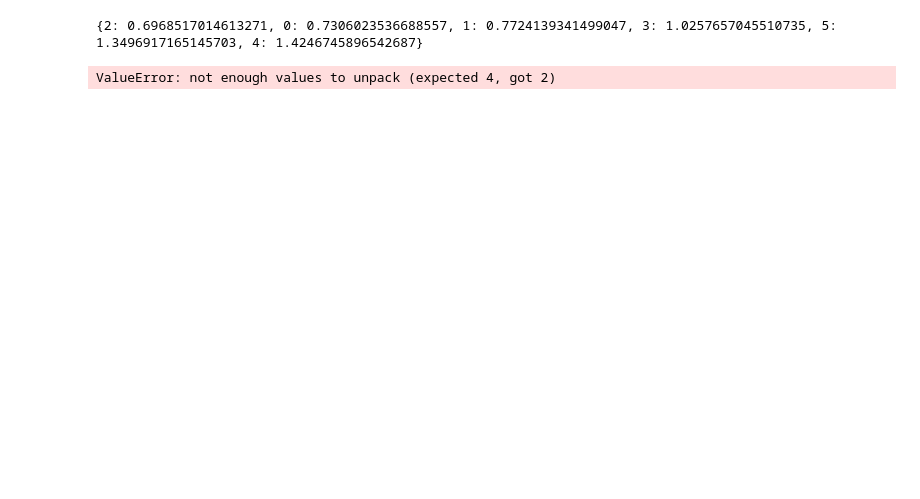
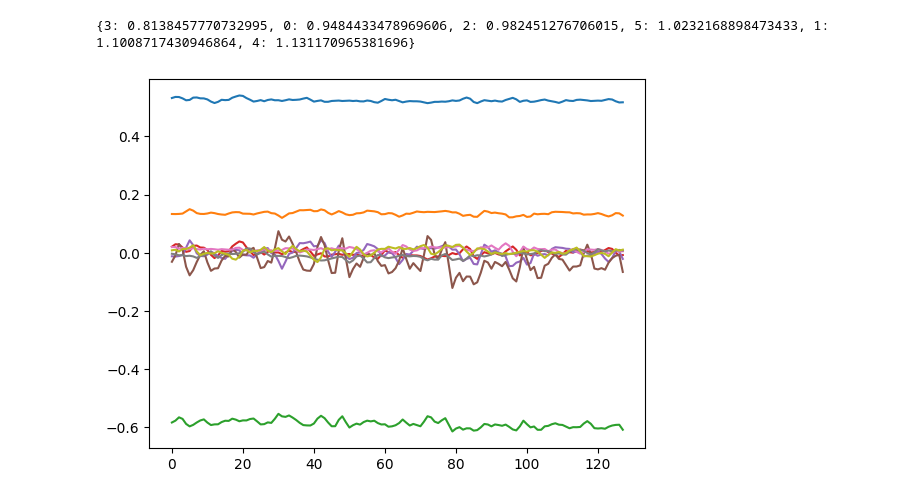
Before and after one commit to tk-king/har-datasets, a Jupyter notebook: notebooks/test.ipynb, the cells around one changed output. Cells and saved outputs as stored; diff of their text form; code cells hidden in the pictures; blank space fills up the shorter version.

```diff
--- a/notebooks/test.ipynb
+++ b/notebooks/test.ipynb
@@ -4,5 +4,5 @@ from whar_datasets.adapters.pytorch import PytorchAdapter
 from whar_datasets.support.getter import WHARDatasetID, get_whar_cfg
 # %%
-cfg = get_whar_cfg(WHARDatasetID.UCI_HAR, cache_dir="test")
-dataset = PytorchAdapter(cfg, override_cache=False)
+cfg = get_whar_cfg(WHARDatasetID.UCI_HAR)
+dataset = PytorchAdapter(cfg, force_recompute=False)
 # %% [output]
@@ -25,5 +23,5 @@ dataset = PytorchAdapter(cfg, override_cache=False)
 # %%
 train_loader, val_loader, test_loader = dataset.get_dataloaders(
-    train_batch_size=32, scv_group_index=2, override_cache=False
+    train_batch_size=32, scv_group_index=0, force_recompute=False
 )
 # %% [output]
@@ -37,26 +34,11 @@ train_loader, val_loader, test_loader = dataset.get_dataloaders(
 weights = dataset.get_class_weights(test_loader)
 print(weights)
 # %% [output]
-{2: 0.6968517014613271, 0: 0.7306023536688557, 1: 0.7724139341499047, 3: 1.0257657045510735, 5: 1.3496917165145703, 4: 1.4246745896542687}
+{3: 0.8138457770732995, 0: 0.9484433478969606, 2: 0.982451276706015, 5: 1.0232168898473433, 1: 1.1008717430946864, 4: 1.131170965381696}
 # %%
-from whar_datasets.core.features.wavelet_transform import (
-    dtw_grid_to_signal,
-    plot_dwt_grid,
-)
-
-
-y_batch, x_batch, grid_batch, lengths_batch = next(iter(train_loader))
-
-plot_dwt_grid(grid_batch[0])
-
-grid = grid_batch[0].numpy()
-lengths = lengths_batch[0].int().numpy()
+y_batch, x_batch = next(iter(train_loader))
 x = x_batch[0].numpy()
-
-signal_recon = dtw_grid_to_signal(grid, lengths)
 plt.plot(x)
 plt.show()
-plt.plot(signal_recon)
-plt.show()
 # %% [output]
-ValueError: not enough values to unpack (expected 4, got 2)
+[figure, added]
```
Also changed, not shown: parts of 3 cells of this notebook, 16 other files.
